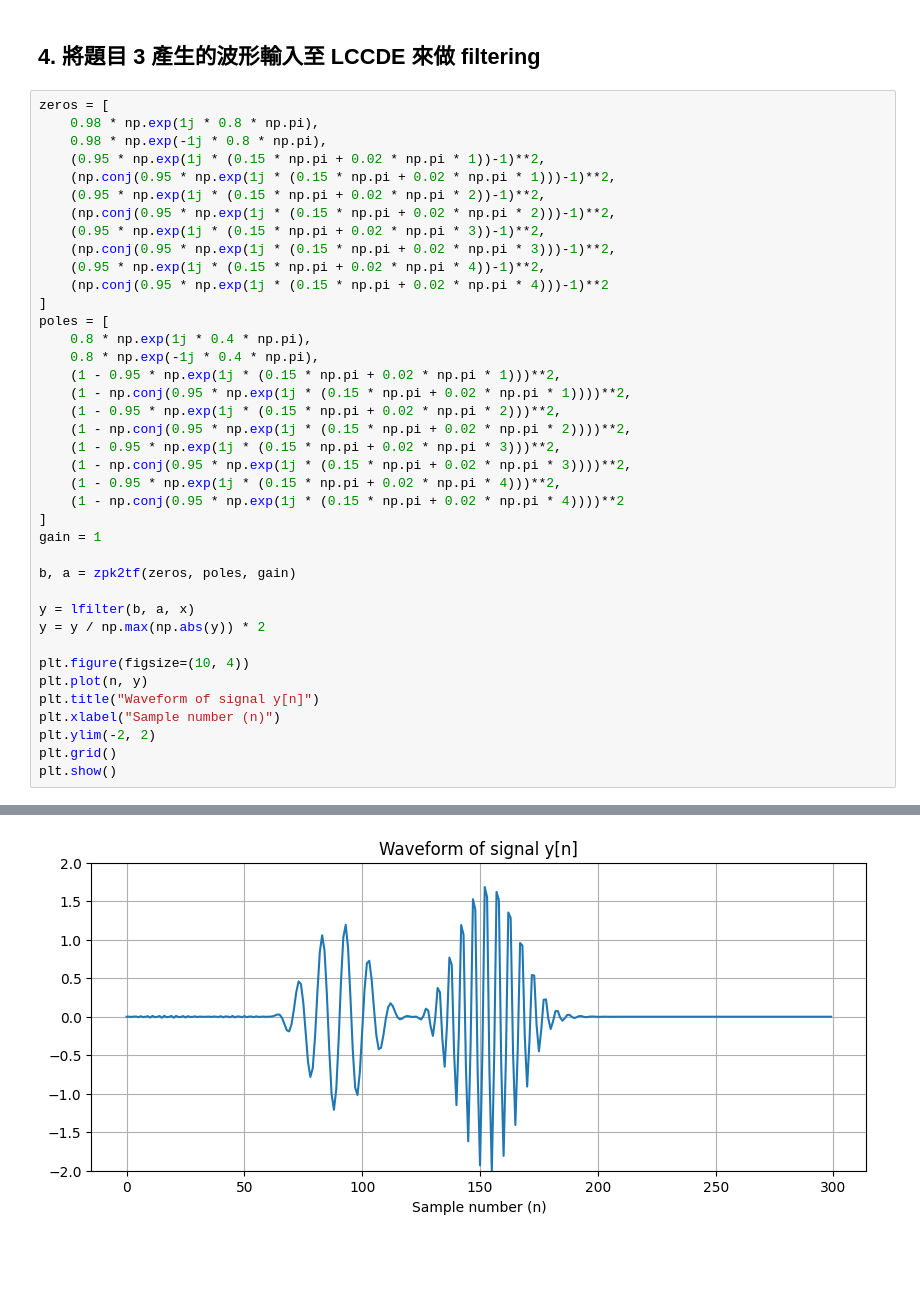
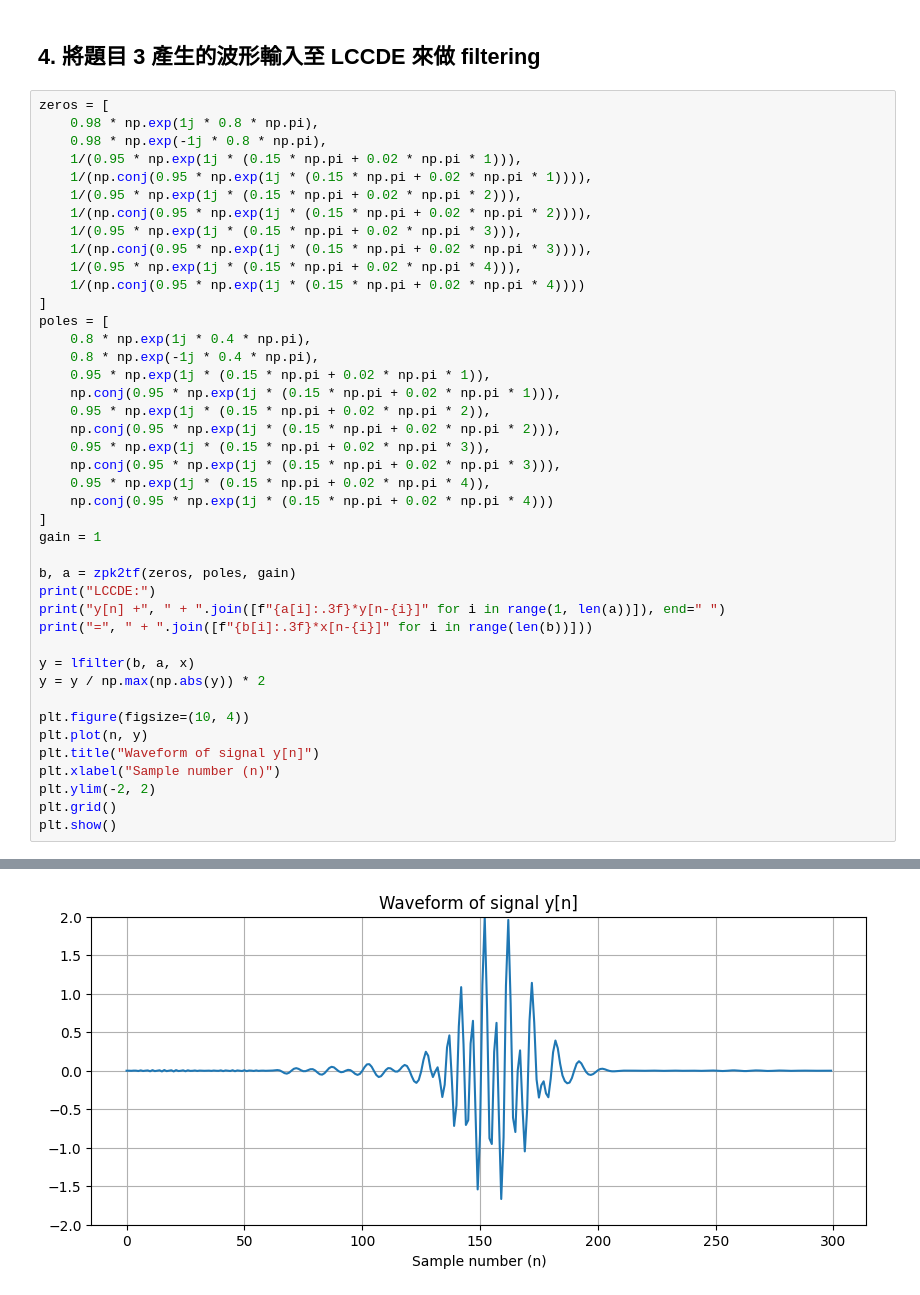
Before and after one commit to ChenHYuu/DSP-Assignment-2-Transform-Analysis, a Jupyter notebook: Transform Analysis.ipynb, the cells around one changed output, grey strips where cells are left out. Drawn from its saved outputs; the diff is of its cells as text; blank space fills up the shorter version.

```diff
--- a/Transform Analysis.ipynb
+++ b/Transform Analysis.ipynb
@@ -143,30 +175,33 @@ plt.show()
 zeros = [
     0.98 * np.exp(1j * 0.8 * np.pi),
     0.98 * np.exp(-1j * 0.8 * np.pi),
-    (0.95 * np.exp(1j * (0.15 * np.pi + 0.02 * np.pi * 1))-1)**2,
-    (np.conj(0.95 * np.exp(1j * (0.15 * np.pi + 0.02 * np.pi * 1)))-1)**2,
-    (0.95 * np.exp(1j * (0.15 * np.pi + 0.02 * np.pi * 2))-1)**2,
-    (np.conj(0.95 * np.exp(1j * (0.15 * np.pi + 0.02 * np.pi * 2)))-1)**2,
-    (0.95 * np.exp(1j * (0.15 * np.pi + 0.02 * np.pi * 3))-1)**2,
-    (np.conj(0.95 * np.exp(1j * (0.15 * np.pi + 0.02 * np.pi * 3)))-1)**2,
-    (0.95 * np.exp(1j * (0.15 * np.pi + 0.02 * np.pi * 4))-1)**2,
-    (np.conj(0.95 * np.exp(1j * (0.15 * np.pi + 0.02 * np.pi * 4)))-1)**2
+    1/(0.95 * np.exp(1j * (0.15 * np.pi + 0.02 * np.pi * 1))),
+    1/(np.conj(0.95 * np.exp(1j * (0.15 * np.pi + 0.02 * np.pi * 1)))),
+    1/(0.95 * np.exp(1j * (0.15 * np.pi + 0.02 * np.pi * 2))),
+    1/(np.conj(0.95 * np.exp(1j * (0.15 * np.pi + 0.02 * np.pi * 2)))),
+    1/(0.95 * np.exp(1j * (0.15 * np.pi + 0.02 * np.pi * 3))),
+    1/(np.conj(0.95 * np.exp(1j * (0.15 * np.pi + 0.02 * np.pi * 3)))),
+    1/(0.95 * np.exp(1j * (0.15 * np.pi + 0.02 * np.pi * 4))),
+    1/(np.conj(0.95 * np.exp(1j * (0.15 * np.pi + 0.02 * np.pi * 4))))
 ]
 poles = [
     0.8 * np.exp(1j * 0.4 * np.pi),
     0.8 * np.exp(-1j * 0.4 * np.pi),
-    (1 - 0.95 * np.exp(1j * (0.15 * np.pi + 0.02 * np.pi * 1)))**2,
-    (1 - np.conj(0.95 * np.exp(1j * (0.15 * np.pi + 0.02 * np.pi * 1))))**2,
-    (1 - 0.95 * np.exp(1j * (0.15 * np.pi + 0.02 * np.pi * 2)))**2,
-    (1 - np.conj(0.95 * np.exp(1j * (0.15 * np.pi + 0.02 * np.pi * 2))))**2,
-    (1 - 0.95 * np.exp(1j * (0.15 * np.pi + 0.02 * np.pi * 3)))**2,
-    (1 - np.conj(0.95 * np.exp(1j * (0.15 * np.pi + 0.02 * np.pi * 3))))**2,
-    (1 - 0.95 * np.exp(1j * (0.15 * np.pi + 0.02 * np.pi * 4)))**2,
-    (1 - np.conj(0.95 * np.exp(1j * (0.15 * np.pi + 0.02 * np.pi * 4))))**2
+    0.95 * np.exp(1j * (0.15 * np.pi + 0.02 * np.pi * 1)),
+    np.conj(0.95 * np.exp(1j * (0.15 * np.pi + 0.02 * np.pi * 1))),
+    0.95 * np.exp(1j * (0.15 * np.pi + 0.02 * np.pi * 2)),
+    np.conj(0.95 * np.exp(1j * (0.15 * np.pi + 0.02 * np.pi * 2))),
+    0.95 * np.exp(1j * (0.15 * np.pi + 0.02 * np.pi * 3)),
+    np.conj(0.95 * np.exp(1j * (0.15 * np.pi + 0.02 * np.pi * 3))),
+    0.95 * np.exp(1j * (0.15 * np.pi + 0.02 * np.pi * 4)),
+    np.conj(0.95 * np.exp(1j * (0.15 * np.pi + 0.02 * np.pi * 4)))
 ]
 gain = 1
 
 b, a = zpk2tf(zeros, poles, gain)
+print("LCCDE:")
+print("y[n] +", " + ".join([f"{a[i]:.3f}*y[n-{i}]" for i in range(1, len(a))]), end=" ")
+print("=", " + ".join([f"{b[i]:.3f}*x[n-{i}]" for i in range(len(b))]))
 
 y = lfilter(b, a, x)
 y = y / np.max(np.abs(y)) * 2
@@ -182 +219 @@ plt.show()
-[figure, old version]
+[figure, new version]
```
Also changed, not shown: parts of 7 cells of this notebook.
